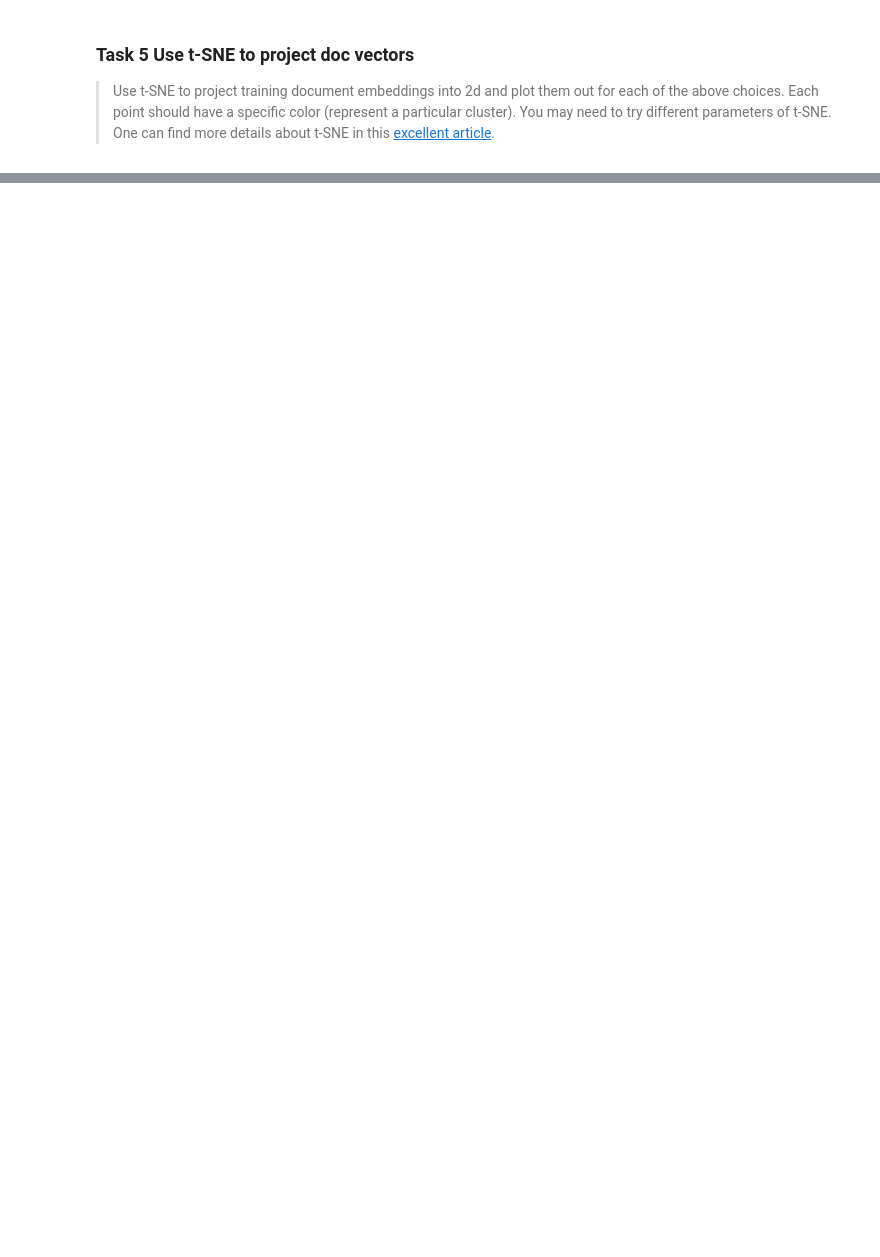
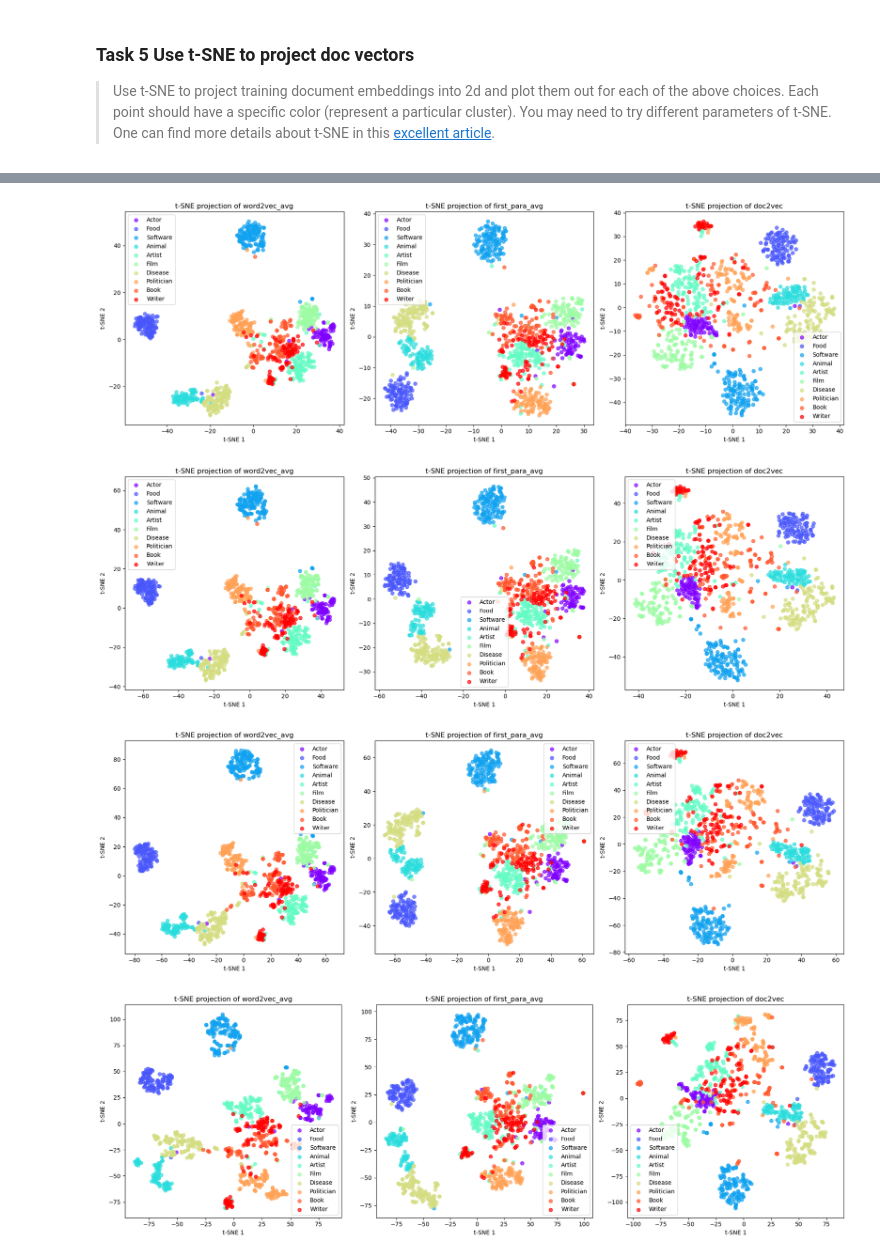
Before and after one commit to lingjiechen2/FDU_NLP, a Jupyter notebook: Assignment-02/Assignment-02-21307110002.ipynb, the cells around one changed output, grey strips where cells are left out. Cells and saved outputs as stored; diff of their text form; code cells hidden in the pictures; blank space fills up the shorter version.

```diff
--- a/Assignment-02/Assignment-02-21307110002.ipynb
+++ b/Assignment-02/Assignment-02-21307110002.ipynb
@@ -296,9 +308,9 @@ test_doc2vec_embeddings = np.array([doc2vec_model.infer_vector(doc) for doc in t
 print(f"Time taken: {time() - start_time:.2f}s")
 
 start_time = time()
-print("Testing with Word2Vec Averaging...")
-train_avg_embeddings = np.array([document_embedding_by_average(word2vec_model, doc) for doc in train_data])
-test_avg_embeddings = np.array([document_embedding_by_average(word2vec_model, doc) for doc in test_data])
+print("\nTesting with Word2Vec Averaging...")
+train_avg_embeddings = np.array([document_embedding_by_average(word2vec_model, preprocess_text(doc['text'])) for doc in train_data])
+test_avg_embeddings = np.array([document_embedding_by_average(word2vec_model, preprocess_text(doc['text'])) for doc in test_data])
 print(f"Time taken: {time() - start_time:.2f}s")
 
 start_time = time()
@@ -352,8 +365,8 @@ Average Word2Vec Embedding:[-0.3262925   0.3123149   0.3943483  -0.00077004 -0.0
 ### Construct training functions
 # %%
 # Your code
-train_data = {'word2vec_avg': train_avg_embeddings, 'first_para_avg': train_first_paragraph_avg_embeddings, 'doc2vec': train_doc2vec_embeddings}
-test_data = {'word2vec_avg': test_avg_embeddings, 'first_para_avg': test_first_paragraph_avg_embeddings, 'doc2vec': test_doc2vec_embeddings}
+train_data_dict = {'word2vec_avg': train_avg_embeddings, 'first_para_avg': train_first_paragraph_avg_embeddings, 'doc2vec': train_doc2vec_embeddings}
+test_data_dict = {'word2vec_avg': test_avg_embeddings, 'first_para_avg': test_first_paragraph_avg_embeddings, 'doc2vec': test_doc2vec_embeddings}
 
 def softmax_training(train_embeddings, test_embeddings):
     softmax_reg = LogisticRegression(multi_class='multinomial', solver='lbfgs', max_iter=1000)
@@ -367,9 +380,9 @@ def naive_bayes_training(train_embeddings, test_embeddings):
     nb_predictions = nb_classifier.predict(test_embeddings)
     return nb_predictions
 # %%
-for key in train_data.keys():
-    softmax_prediction = softmax_training(train_data[key], test_data[key])
-    nb_prediction = naive_bayes_training(train_data[key], test_data[key])
+for key in train_data_dict.keys():
+    softmax_prediction = softmax_training(train_data_dict[key], test_data_dict[key])
+    nb_prediction = naive_bayes_training(train_data_dict[key], test_data_dict[key])
 
     softmax_accuracy = accuracy_score(test_labels_encoded, softmax_prediction)
     nb_accuracy = accuracy_score(test_labels_encoded, nb_prediction)
@@ -424,0 +411,42 @@ for key, value in train_data.items():
+# %%
+def plot_with_tsne(embeddings_dict, labels, iter=3000, perplexity=40):
+    """
+    Takes in a dictionary of embeddings with three keys and shows a plot with subplots (1,3).
+    Each key in the dictionary is an embedding name mapped to a tuple of (embeddings, labels).
+    """
+    # Set the figure size larger to accommodate three subplots
+    plt.figure(figsize=(18, 6))
+
+    # Iterate over each key-value pair in the dictionary and create a subplot for each
+    for i, (embedding_name, embeddings) in enumerate(embeddings_dict.items(), start=1):
+        tsne = TSNE(n_components=2, perplexity=perplexity, n_iter=iter)
+        tsne_results = tsne.fit_transform(embeddings)
+        unique_labels = list(set(labels))
+        colors = plt.cm.rainbow(np.linspace(0, 1, len(unique_labels)))
+        label_to_color = dict(zip(unique_labels, colors))
+
+        # Create subplot for each embedding
+        ax = plt.subplot(1, 3, i)
+        for label in unique_labels:
+            idx = [j for j, lbl in enumerate(labels) if lbl == label]
+            ax.scatter(tsne_results[idx, 0], tsne_results[idx, 1], c=[label_to_color[label]], label=label, alpha=0.7)
+
+        ax.legend()
+        ax.set_title(f't-SNE projection of {embedding_name}')
+        ax.set_xlabel('t-SNE 1')
+        ax.set_ylabel('t-SNE 2')
+
+    # Show the plot
+    plt.tight_layout()  # Adjust subplots to fit into the figure area.
+    plt.show()
+
+plot_with_tsne(train_data_dict, train_labels, iter=5000, perplexity=40)
+plot_with_tsne(train_data_dict, train_labels, iter=5000, perplexity=30)
+plot_with_tsne(train_data_dict, train_labels, iter=3000, perplexity=20)
+plot_with_tsne(train_data_dict, train_labels, iter=3000, perplexity=10)
+plot_with_tsne(train_data_dict, train_labels, iter=1000, perplexity=5)
+# %% [output]
+[figure, added]
+[figure, added]
+[figure, added]
+[figure, added]
```
Also changed, not shown: parts of 11 cells of this notebook, 9 other files.
